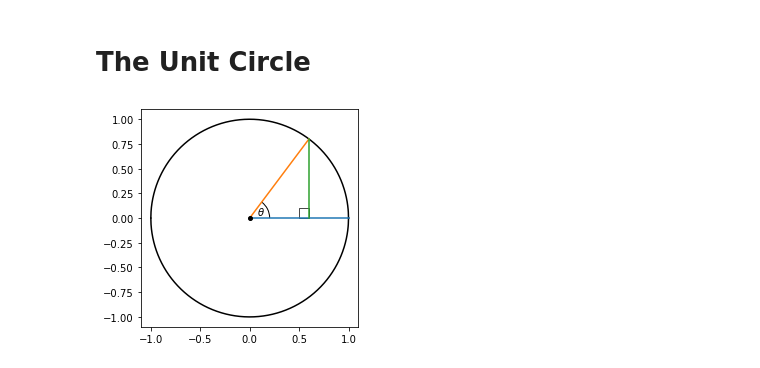
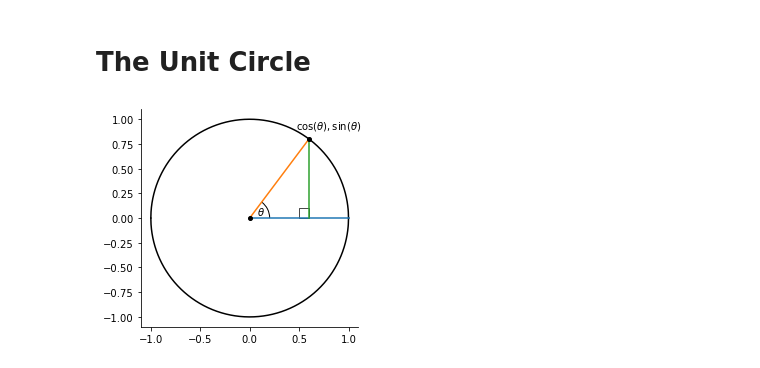
Before and after one commit to bsgreenb/math-tools, a Jupyter notebook: Trig.ipynb, the cells around one changed output. Saved outputs shown, nothing was run; the diff lists cells and outputs as text; code cells hidden in the pictures.

Commit message:
got ourselves a labeled unit circle

```diff
--- a/Trig.ipynb
+++ b/Trig.ipynb
@@ -200,34 +200,44 @@ import numpy as np
 # https://stackoverflow.com/a/44050984/378622
 
 r = 1
 x = np.linspace(-r,r,1000)
 # Solving for y from the standard circle equation which gives a plus/minus..
 y = np.sqrt(-x**2+r**2)
 plt.plot(x, y, "black")
 plt.plot(x, -y, "black")
 plt.plot((0), (0), marker='o', color="black", markersize=4, zorder=5)
 
 # Plot linez
 
 circle_x = 0.6
 circle_y = np.sqrt(r**2 - circle_x**2)
 
 plt.plot((0,r), (0,0)) # radius line
-plt.plot((0,circle_x), (0, circle_y)) # triangle x line
-plt.plot((circle_x,circle_x), (0, circle_y)) #triangle y line
-
+plt.plot((0,circle_x), (0, circle_y)) # cos theta (triangle x line)
+plt.plot((circle_x,circle_x), (0, circle_y)) # sin theta (triangle y line)
 
 ax = plt.gca()
 # Label theta
 angle_1 = AngleAnnotation((0,0), (circle_x, 0),(circle_x, circle_y), ax=ax, size=40, text=r"$\theta$", text_kw={"xytext": (0,1)}, color="black")
 
 # Plot right triangle
 
 right1 = patches.Rectangle((circle_x,0),-0.1,0.1, fc=[0,0,0,0], ec="black", zorder=0, lw=.7)
 ax.add_patch(right1)
 
+# Label (cos x, sin x)
+plt.plot((circle_x), (circle_y), marker='o', color="black", markersize=4, zorder=5)
+label(plt,r"$\cos(\theta),\sin(\theta)$", (circle_x, circle_y), (20,10), fontsize=10)
+
+
+# https://stackoverflow.com/a/27361819/378622
+# Hide the right and top spines
+
+ax.spines['right'].set_visible(False)
+ax.spines['top'].set_visible(False)
+
 ax.set_aspect('equal')
 
 plt.show()
 # %% [output]
-[figure, old version]
+[figure, new version]
```
